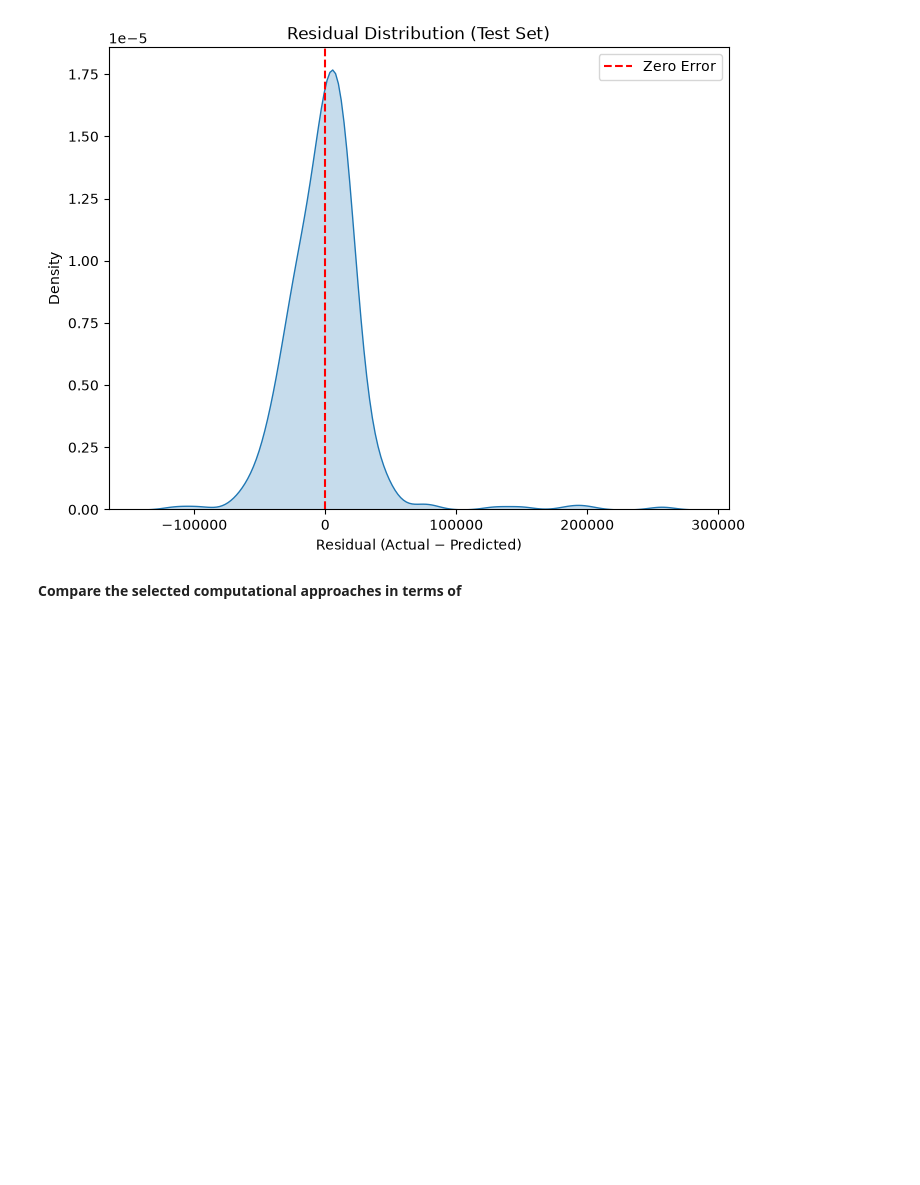
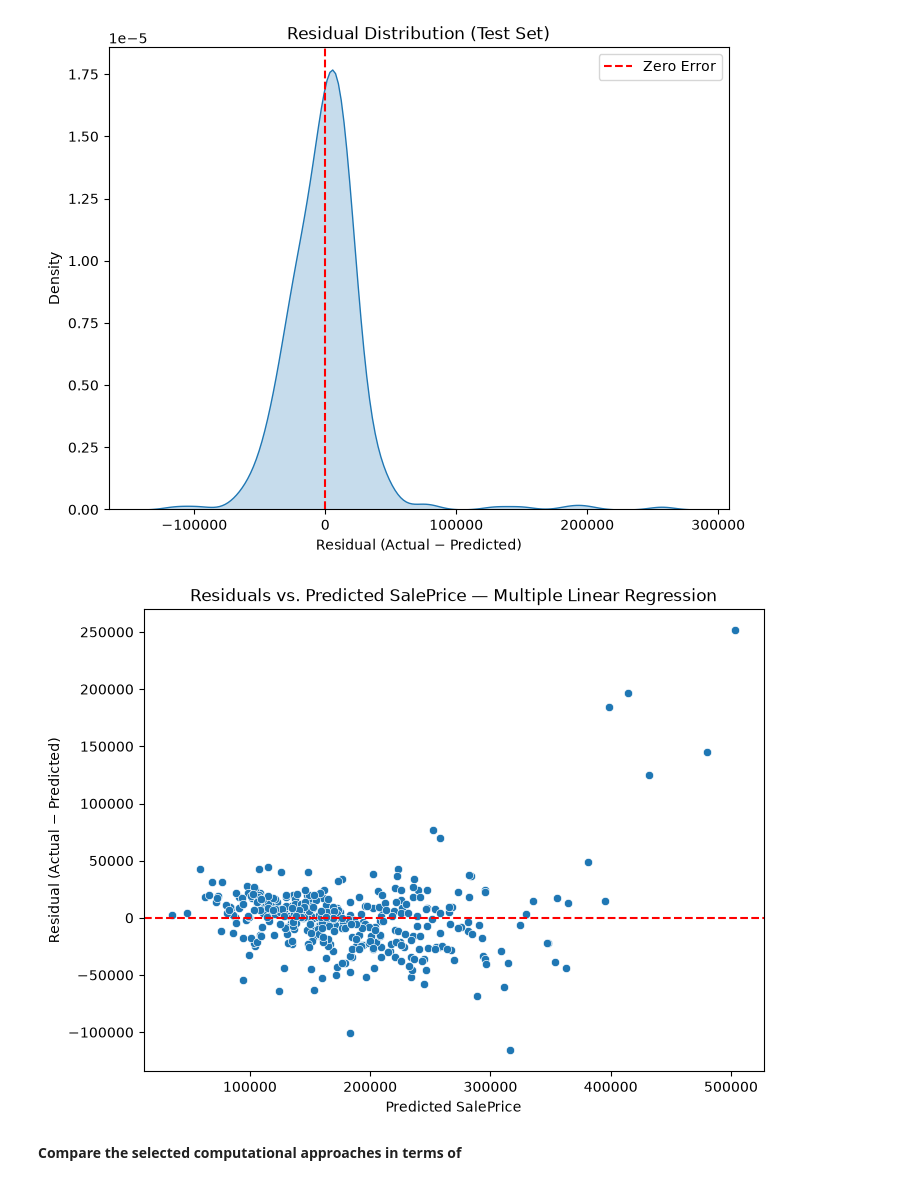
Before and after one commit to FarhanKhan1/MSAI_Machine_Learning, a Jupyter notebook: assignments_1/notebooks/q1_linear_regression.ipynb, the cells around one changed output. Cells and saved outputs as stored; diff of their text form; code cells hidden in the pictures; blank space fills up the shorter version.

```diff
--- a/assignments_1/notebooks/q1_linear_regression.ipynb
+++ b/assignments_1/notebooks/q1_linear_regression.ipynb
@@ -272,6 +272,16 @@ ax.legend()
 plt.show()
 # %% [output]
 [figure]
+# %%
+fig, ax = plt.subplots(figsize=(8, 6))
+sns.scatterplot(x=test_preds, y=y_test - test_preds, ax=ax)
+ax.axhline(0, color="red", linestyle="--")
+ax.set_xlabel("Predicted SalePrice")
+ax.set_ylabel("Residual (Actual − Predicted)")
+ax.set_title("Residuals vs. Predicted SalePrice — Multiple Linear Regression")
+plt.show()
+# %% [output]
+[figure, added]
 # %% [markdown]
 **Compare the selected computational approaches in terms of**
 # %%
```
Also changed, not shown: 1 other file.
